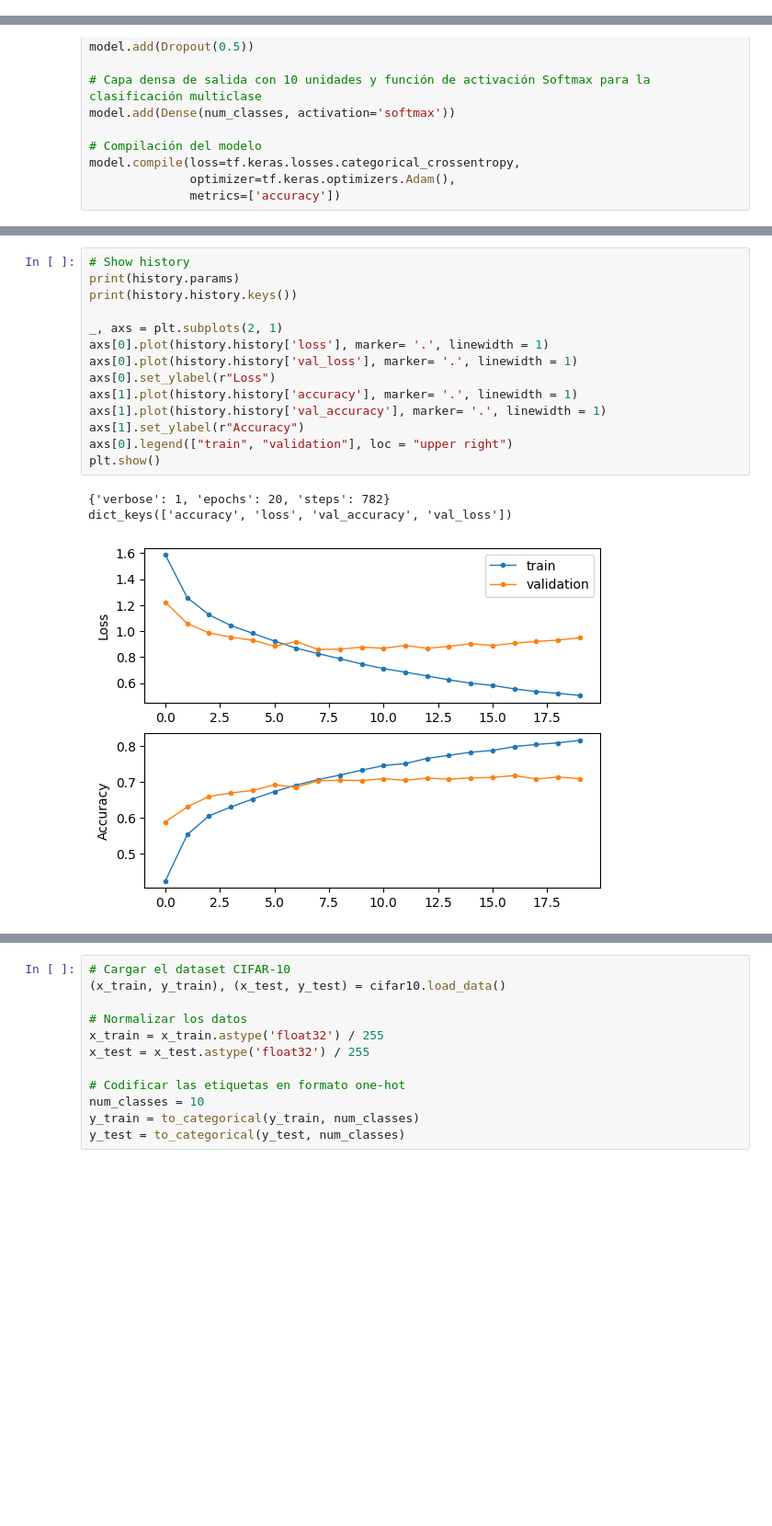
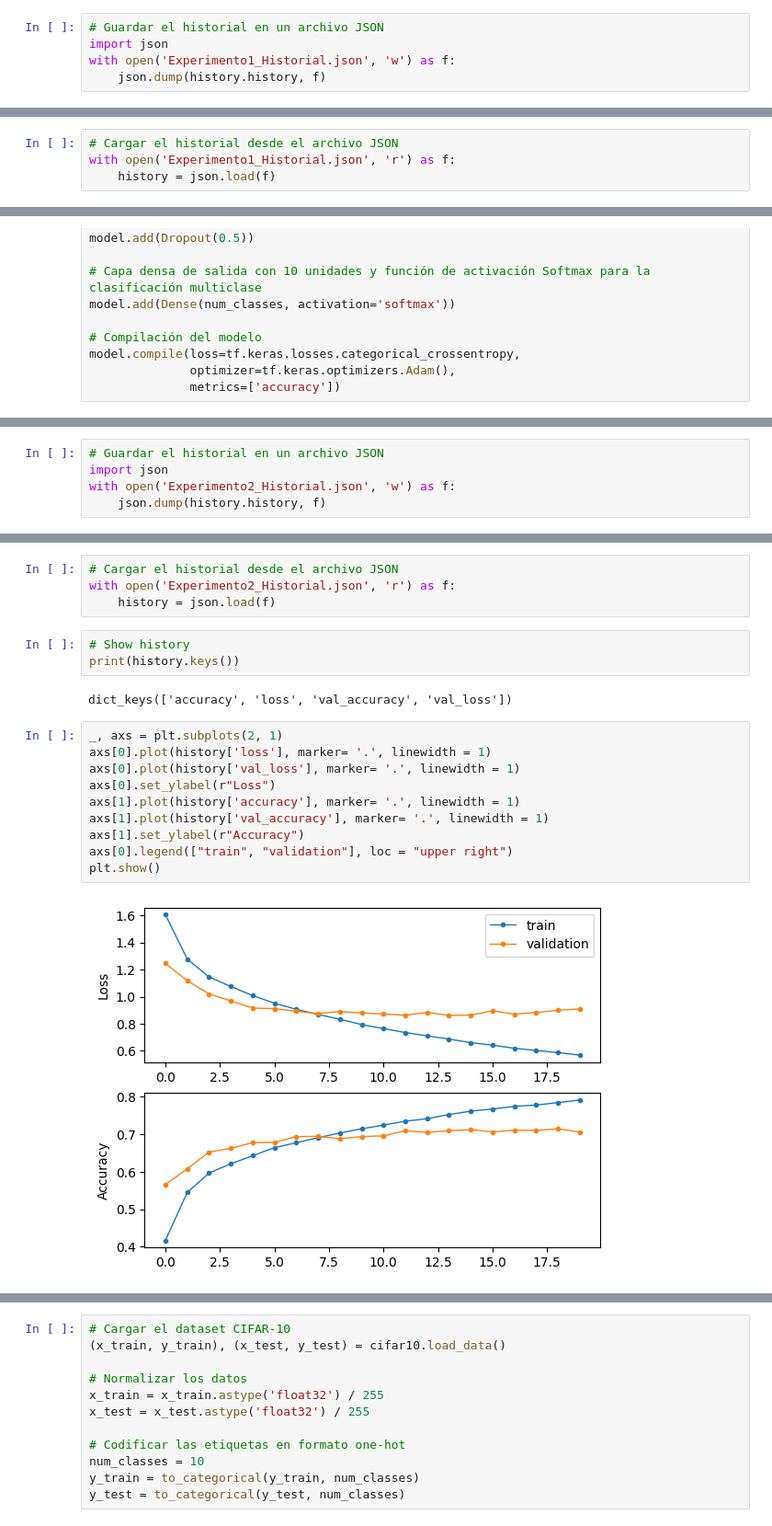
Before and after one commit to DannyJr08/Actividad-M2.5, a Jupyter notebook: M2.5.ipynb, the cells around one changed output, grey strips where cells are left out. Shown: that part at 92% size. Drawn from its saved outputs; the diff is of its cells as text; blank space fills up the shorter version.

```diff
--- a/M2.5.ipynb
+++ b/M2.5.ipynb
@@ -96,0 +107,5 @@ Epoch 20/20
+# %%
+# Guardar el historial en un archivo JSON
+import json
+with open('Experimento1_Historial.json', 'w') as f:
+    json.dump(history.history, f)
@@ -96,0 +117,4 @@ Epoch 20/20
+# %%
+# Cargar el historial desde el archivo JSON
+with open('Experimento1_Historial.json', 'r') as f:
+    history = json.load(f)
@@ -232,0 +283,5 @@ Epoch 20/20
+# %%
+# Guardar el historial en un archivo JSON
+import json
+with open('Experimento2_Historial.json', 'w') as f:
+    json.dump(history.history, f)
@@ -233,18 +293,21 @@ Epoch 20/20
+# %%
+# Cargar el historial desde el archivo JSON
+with open('Experimento2_Historial.json', 'r') as f:
+    history = json.load(f)
+# %%
+# Show history
+print(history.keys())
+# %% [output]
+dict_keys(['accuracy', 'loss', 'val_accuracy', 'val_loss'])
 # %%
-# Show history
-print(history.params)
-print(history.history.keys())
-
 _, axs = plt.subplots(2, 1)
-axs[0].plot(history.history['loss'], marker= '.', linewidth = 1)
-axs[0].plot(history.history['val_loss'], marker= '.', linewidth = 1)
+axs[0].plot(history['loss'], marker= '.', linewidth = 1)
+axs[0].plot(history['val_loss'], marker= '.', linewidth = 1)
 axs[0].set_ylabel(r"Loss")
-axs[1].plot(history.history['accuracy'], marker= '.', linewidth = 1)
-axs[1].plot(history.history['val_accuracy'], marker= '.', linewidth = 1)
+axs[1].plot(history['accuracy'], marker= '.', linewidth = 1)
+axs[1].plot(history['val_accuracy'], marker= '.', linewidth = 1)
 axs[1].set_ylabel(r"Accuracy")
 axs[0].legend(["train", "validation"], loc = "upper right")
 plt.show()
 # %% [output]
-{'verbose': 1, 'epochs': 20, 'steps': 782}
-dict_keys(['accuracy', 'loss', 'val_accuracy', 'val_loss'])
-[figure, old version]
+[figure, new version]
```
Also changed, not shown: parts of 61 cells of this notebook, 36 other files.
